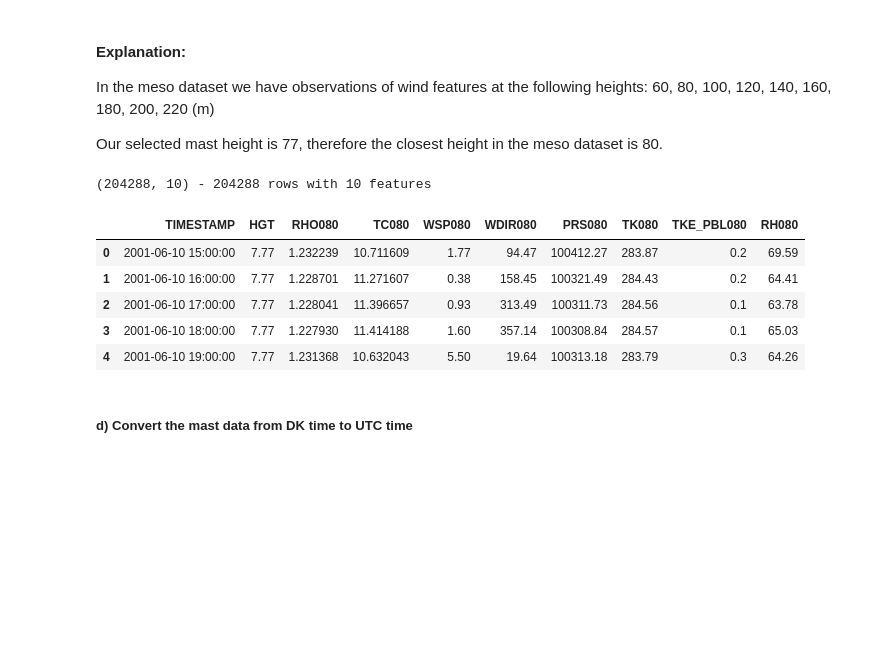
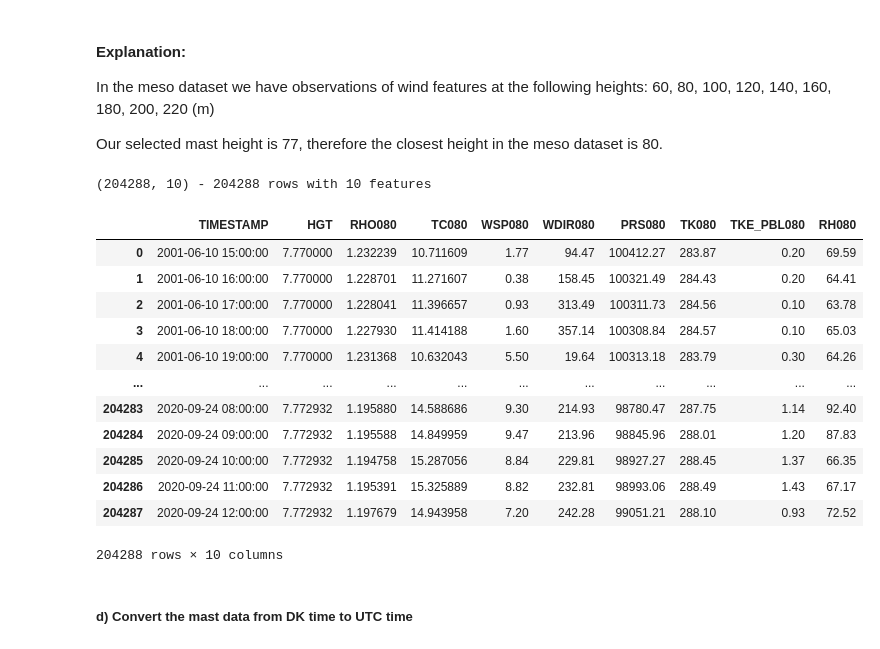
Before and after one commit to maxim-zavidei/viauc-mal1-a23, a Jupyter notebook: assignment3/assignment3-solution.ipynb, the cells around one changed output. Drawn from its saved outputs; the diff is of its cells as text; code cells hidden in the pictures; blank space fills up the shorter version.

```diff
--- a/assignment3/assignment3-solution.ipynb
+++ b/assignment3/assignment3-solution.ipynb
@@ -158,20 +327,27 @@ Our selected mast height is 77, therefore the closest height in the meso dataset
 # %%
 # Keep only the columns which hold values at height 80
 meso_clean_df = meso_raw_df[['TIMESTAMP', 'HGT', 'RHO080', 'TC080', 'WSP080', 'WDIR080', 'PRS080', 'TK080', 'TKE_PBL080', 'RH080']].copy()
 
 # Drop any rows which contain null values
 meso_clean_df = meso_clean_df.dropna()
 
 print(meso_clean_df.shape, f"- {meso_clean_df.shape[0]} rows with {meso_clean_df.shape[1]} features")
-meso_clean_df.head()
+meso_clean_df
 # %% [output]
 (204288, 10) - 204288 rows with 10 features
 |  | TIMESTAMP | HGT | RHO080 | TC080 | WSP080 | WDIR080 | PRS080 | TK080 | TKE_PBL080 | RH080 |
-| 0 | 2001-06-10 15:00:00 | 7.77 | 1.232239 | 10.711609 | 1.77 | 94.47 | 100412.27 | 283.87 | 0.2 | 69.59 |
-| 1 | 2001-06-10 16:00:00 | 7.77 | 1.228701 | 11.271607 | 0.38 | 158.45 | 100321.49 | 284.43 | 0.2 | 64.41 |
-| 2 | 2001-06-10 17:00:00 | 7.77 | 1.228041 | 11.396657 | 0.93 | 313.49 | 100311.73 | 284.56 | 0.1 | 63.78 |
-| 3 | 2001-06-10 18:00:00 | 7.77 | 1.227930 | 11.414188 | 1.60 | 357.14 | 100308.84 | 284.57 | 0.1 | 65.03 |
-| 4 | 2001-06-10 19:00:00 | 7.77 | 1.231368 | 10.632043 | 5.50 | 19.64 | 100313.18 | 283.79 | 0.3 | 64.26 |
+| 0 | 2001-06-10 15:00:00 | 7.770000 | 1.232239 | 10.711609 | 1.77 | 94.47 | 100412.27 | 283.87 | 0.20 | 69.59 |
+| 1 | 2001-06-10 16:00:00 | 7.770000 | 1.228701 | 11.271607 | 0.38 | 158.45 | 100321.49 | 284.43 | 0.20 | 64.41 |
+| 2 | 2001-06-10 17:00:00 | 7.770000 | 1.228041 | 11.396657 | 0.93 | 313.49 | 100311.73 | 284.56 | 0.10 | 63.78 |
+| 3 | 2001-06-10 18:00:00 | 7.770000 | 1.227930 | 11.414188 | 1.60 | 357.14 | 100308.84 | 284.57 | 0.10 | 65.03 |
+| 4 | 2001-06-10 19:00:00 | 7.770000 | 1.231368 | 10.632043 | 5.50 | 19.64 | 100313.18 | 283.79 | 0.30 | 64.26 |
+| ... | ... | ... | ... | ... | ... | ... | ... | ... | ... | ... |
+| 204283 | 2020-09-24 08:00:00 | 7.772932 | 1.195880 | 14.588686 | 9.30 | 214.93 | 98780.47 | 287.75 | 1.14 | 92.40 |
+| 204284 | 2020-09-24 09:00:00 | 7.772932 | 1.195588 | 14.849959 | 9.47 | 213.96 | 98845.96 | 288.01 | 1.20 | 87.83 |
+| 204285 | 2020-09-24 10:00:00 | 7.772932 | 1.194758 | 15.287056 | 8.84 | 229.81 | 98927.27 | 288.45 | 1.37 | 66.35 |
+| 204286 | 2020-09-24 11:00:00 | 7.772932 | 1.195391 | 15.325889 | 8.82 | 232.81 | 98993.06 | 288.49 | 1.43 | 67.17 |
+| 204287 | 2020-09-24 12:00:00 | 7.772932 | 1.197679 | 14.943958 | 7.20 | 242.28 | 99051.21 | 288.10 | 0.93 | 72.52 |
+204288 rows × 10 columns
 # %% [markdown]
 ##### d) Convert the mast data from DK time to UTC time
 # %%
```
Also changed, not shown: parts of 45 cells of this notebook.
